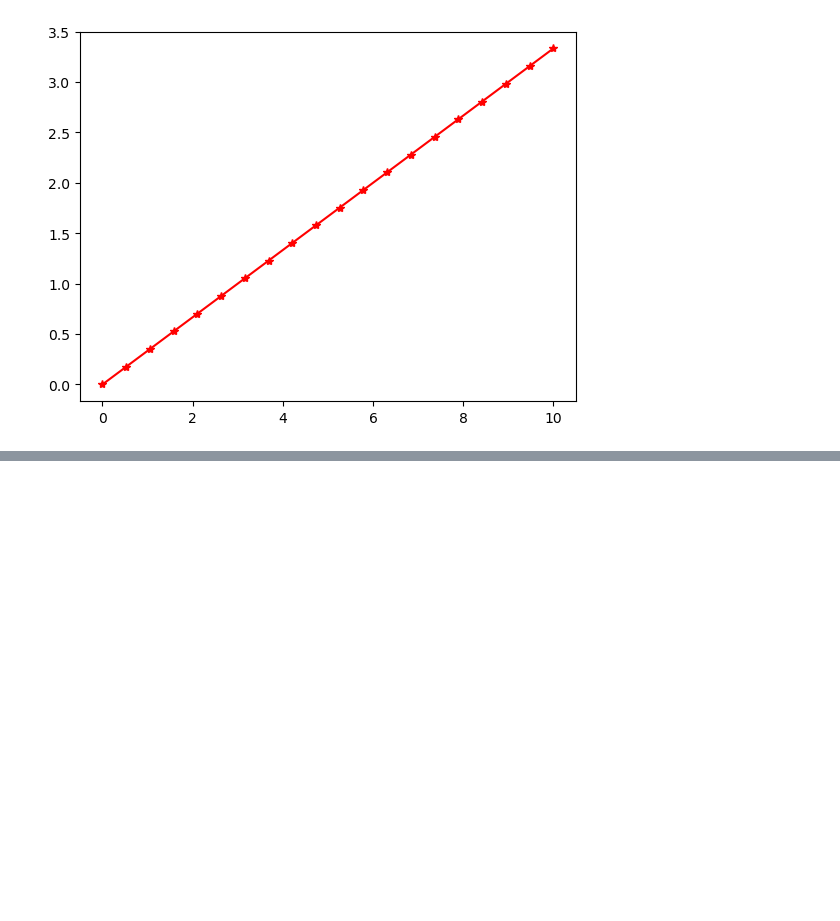
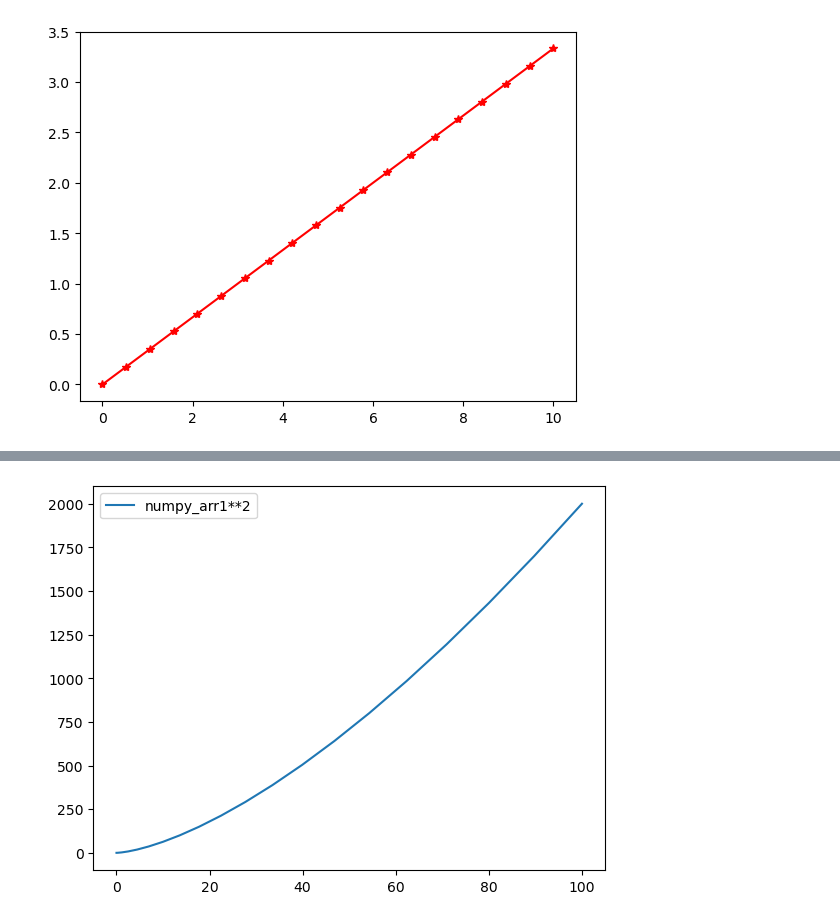
Before and after one commit to fatihsavaskurt/Python-Handbook, a Jupyter notebook: matplotlib.ipynb, the cells around one changed output, grey strips where cells are left out. Cells and saved outputs as stored; diff of their text form; code cells hidden in the pictures; blank space fills up the shorter version.

```diff
--- a/matplotlib.ipynb
+++ b/matplotlib.ipynb
@@ -64,0 +83,8 @@ plt.show()
+# %%
+new_fig = plt.figure(dpi = 100)
+new_axes = new_fig.add_axes([0.1,0.1,0.8,0.8])
+new_axes.plot(numpy_arr1**2, numpy_arr2*2, label = "numpy_arr1**2")
+new_axes.legend()
+plt.show()
+# %% [output]
+[figure, added]
```
Also changed, not shown: parts of 3 cells of this notebook, 2 other files.
